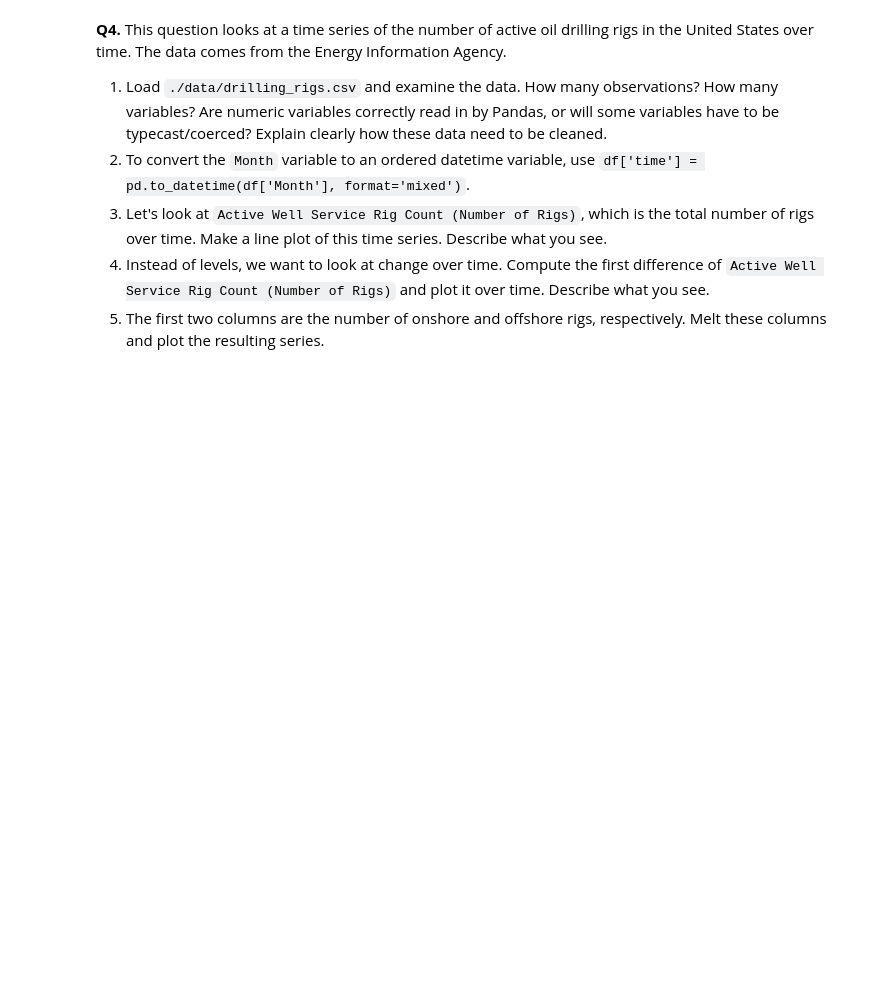
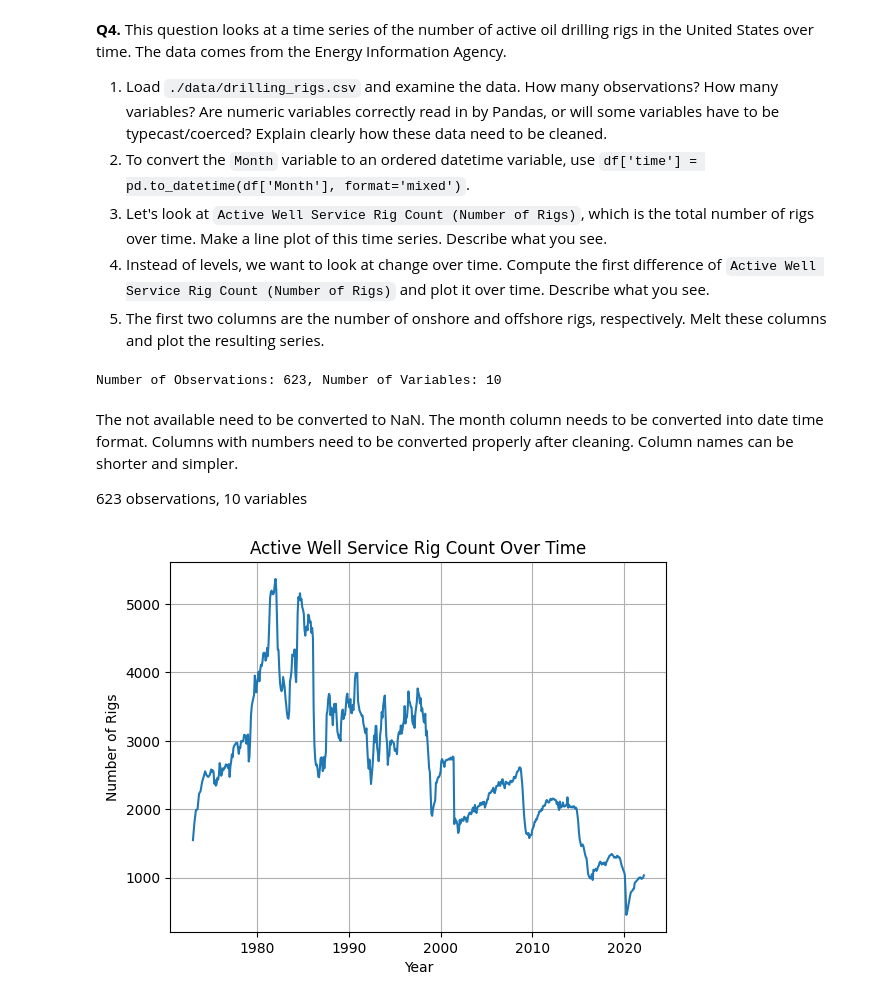
Before and after one commit to quentinshin34/EDA, a Jupyter notebook: assignment/assignment.ipynb, the cells around one changed output. Saved outputs shown, nothing was run; the diff lists cells and outputs as text; code cells hidden in the pictures; blank space fills up the shorter version.

```diff
--- a/assignment/assignment.ipynb
+++ b/assignment/assignment.ipynb
@@ -246,3 +243,49 @@ Name: Foreign Gift Amount, dtype: int64
 3. Let's look at `Active Well Service Rig Count (Number of Rigs)`, which is the total number of rigs over time. Make a line plot of this time series. Describe what you see.
 4. Instead of levels, we want to look at change over time. Compute the first difference of  `Active Well Service Rig Count (Number of Rigs)` and plot it over time. Describe what you see.
 5. The first two columns are the number of onshore and offshore rigs, respectively. Melt these columns and plot the resulting series.
+# %%
+import pandas as pd
+import numpy as np
+import matplotlib.pyplot as plt
+import seaborn as sns
+
+# Load dataset
+rigs = "EDA/assignment/data/drilling_rigs.csv"
+df_rigs = pd.read_csv(rigs)
+# %%
+# Convert 'Month' column to datetime format
+df_rigs['Month'] = pd.to_datetime(df_rigs['Month'], format='%Y %B', errors='coerce')
+
+# Replace "Not Available" with NaN and convert to numeric
+df_rigs.replace("Not Available", np.nan, inplace=True)
+cols_to_convert = df_rigs.columns[1:]
+df_rigs[cols_to_convert] = df_rigs[cols_to_convert].apply(pd.to_numeric, errors='coerce')
+
+
+df_rigs.rename(columns={
+    "Crude Oil and Natural Gas Rotary Rigs in Operation, Onshore (Number of Rigs)": "Onshore Rigs",
+    "Crude Oil and Natural Gas Rotary Rigs in Operation, Offshore (Number of Rigs)": "Offshore Rigs",
+    "Crude Oil and Natural Gas Rotary Rigs in Operation, Total (Number of Rigs)": "Total Rigs",
+    "Active Well Service Rig Count (Number of Rigs)": "Active Rigs"
+}, inplace=True)
+
+# dataset information
+num_observations, num_variables = df_rigs.shape
+print(f"Number of Observations: {num_observations}, Number of Variables: {num_variables}")
+# %% [output]
+Number of Observations: 623, Number of Variables: 10
+# %% [markdown]
+The not available need to be converted to NaN. The month column needs to be converted into date time format. Columns with numbers need to be converted properly after cleaning. Column names can be shorter and simpler.
+
+
+623 observations, 10 variables
+# %%
+# Plot Active Well Service Rig Count over time
+sns.lineplot(x=df_rigs["Month"], y=df_rigs["Active Rigs"])
+plt.xlabel("Year")
+plt.ylabel("Number of Rigs")
+plt.title("Active Well Service Rig Count Over Time")
+plt.grid(True)
+plt.show()
+# %% [output]
+[figure, added]
```
Also changed, not shown: parts of 5 cells of this notebook.
